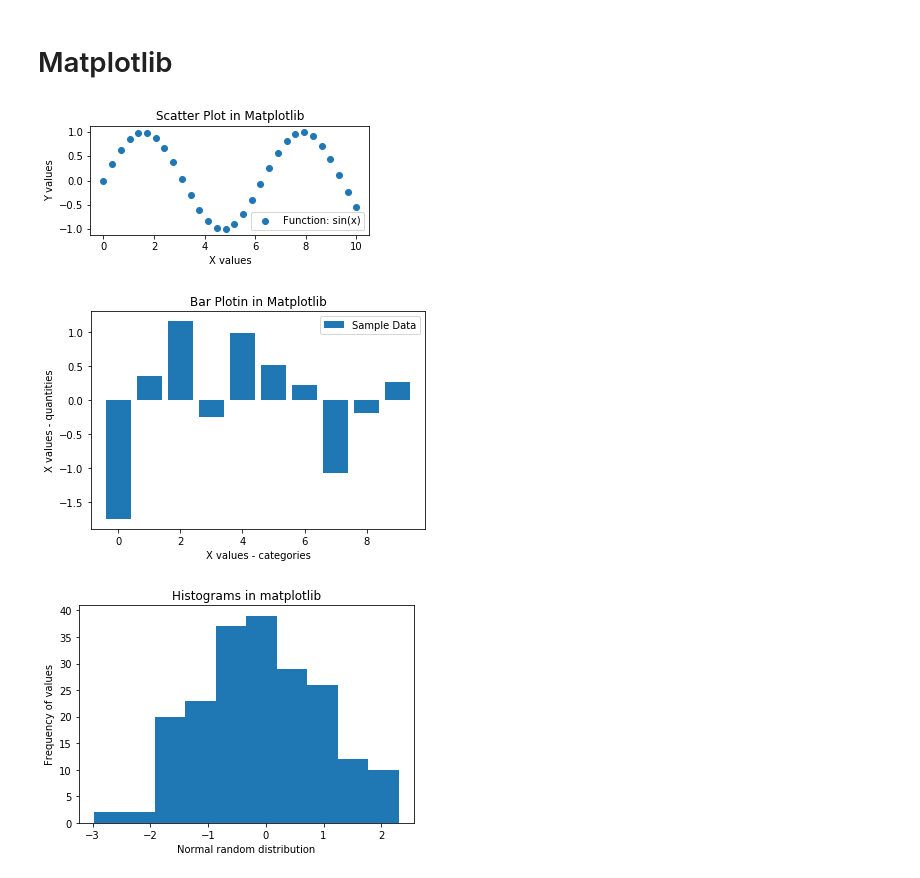
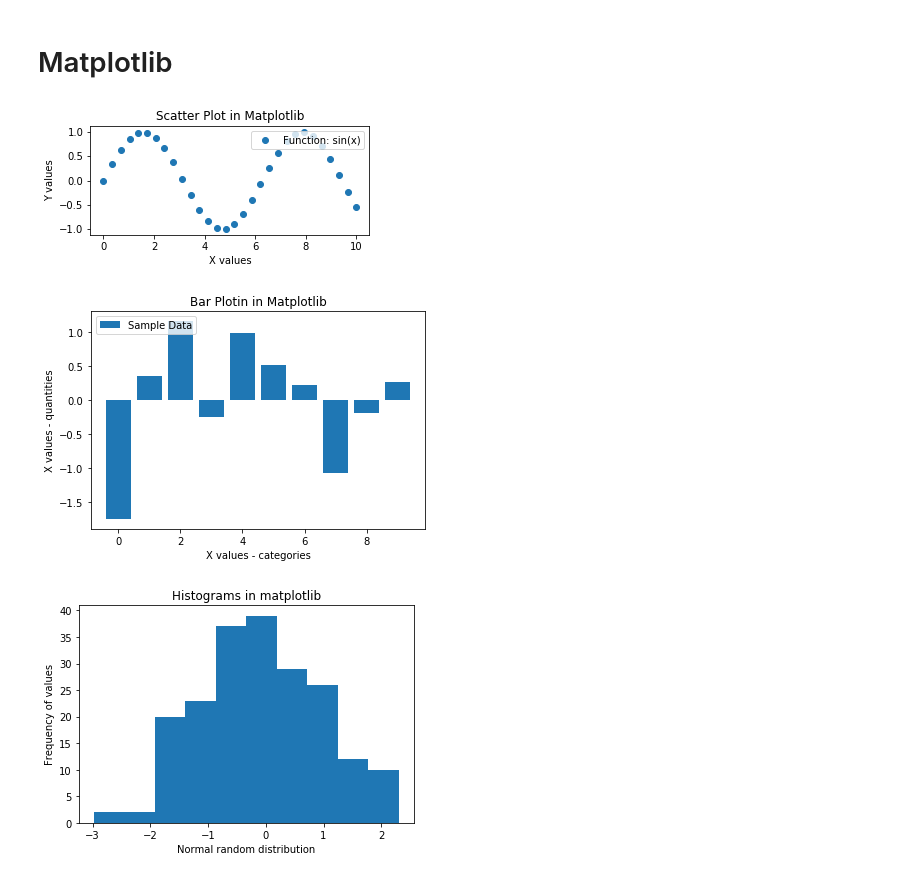
Before and after one commit to bartomolina/dscurriculum, a Jupyter notebook: matplotlib.ipynb, the cells around one changed output. Saved outputs shown, nothing was run; the diff lists cells and outputs as text; code cells hidden in the pictures.

```diff
--- a/matplotlib.ipynb
+++ b/matplotlib.ipynb
@@ -11,35 +11,36 @@ import numpy as np
 # Scatter Plot
 x = np.linspace(0, 10, 30)
 y = np.sin(x)
 
 plt.figure(figsize=(5,2))
 plt.scatter(x, y, label = 'Function: sin(x)')
 plt.title('Scatter Plot in Matplotlib')
 plt.xlabel('X values')
 plt.ylabel('Y values')
-plt.legend()
+plt.legend(loc = 1)
 plt.show()
 
 # Bar / Column Graph
 np.random.seed(100)
 x = np.arange(10)
 y = np.random.randn(10)
 
 plt.bar(x, y, label = 'Sample Data')
 plt.xlabel('X values - categories')
 plt.ylabel('X values - quantities')
 plt.title('Bar Plotin in Matplotlib')
-plt.legend()
+plt.legend(loc = 2)
 plt.show()
 
 # Histogram
 x = np.random.randn(200)
+
 plt.hist(x, bins = 10)
 plt.xlabel('Normal random distribution')
 plt.ylabel('Frequency of values')
 plt.title('Histograms in matplotlib')
 plt.show()
 # %% [output]
-[figure, old version]
+[figure, new version]
-[figure, old version]
+[figure, new version]
 [figure]
```
Also changed, not shown: parts of 5 cells of this notebook, 3 other files.
